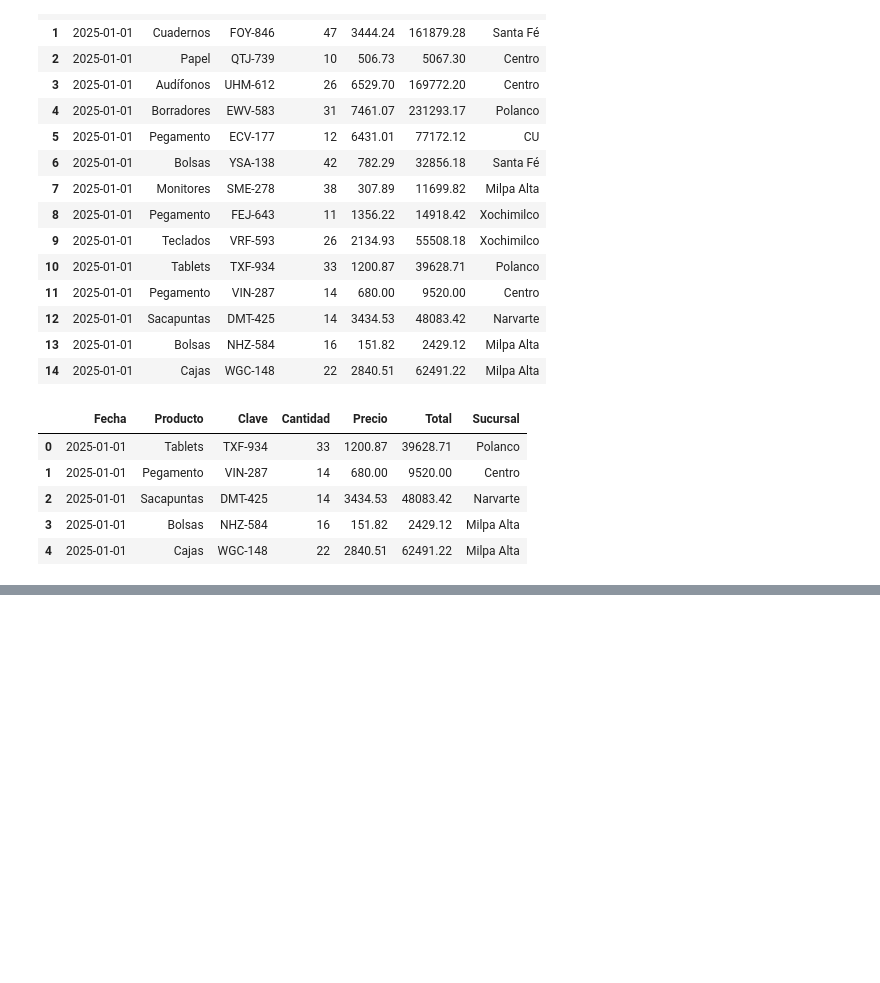
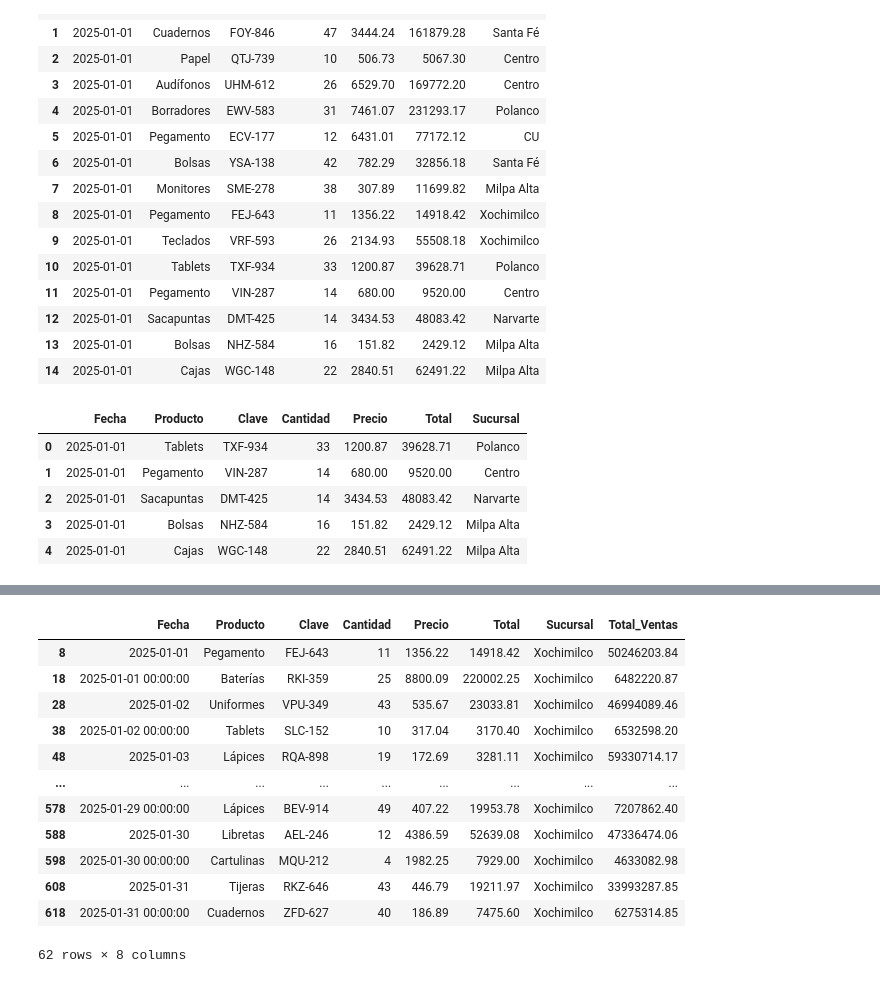
Before and after one commit to MariV67/Prueba_001, a Jupyter notebook: clase_05.ipynb, the cells around one changed output, grey strips where cells are left out. Cells and saved outputs as stored; diff of their text form; code cells hidden in the pictures; blank space fills up the shorter version.

```diff
--- a/clase_05.ipynb
+++ b/clase_05.ipynb
@@ -260,3 +266,26 @@ t.consultar_bbdd(query)
 | 2 | 2025-01-01 | Sacapuntas | DMT-425 | 14 | 3434.53 | 48083.42 | Narvarte |
 | 3 | 2025-01-01 | Bolsas | NHZ-584 | 16 | 151.82 | 2429.12 | Milpa Alta |
 | 4 | 2025-01-01 | Cajas | WGC-148 | 22 | 2840.51 | 62491.22 | Milpa Alta |
+# %%
+import sqlite3 as sql
+import pandas as pd
+
+#Funcion para hacer consultas en SQL
+def consulta(query):
+  con = sql.connect('ventas.db')
+  consulta = pd.read_sql(query, con)
+  con.close()
+  return consulta
+# %%
+a = """
+SELECT
+        *, SUM(Total) As Total_Ventas
+FROM
+      ventas
+WHERE
+     Total>1000
+ GROUP BY
+      Fecha, Sucursal
+
+ """
+df= consulta(a)
@@ -262,0 +408,16 @@ t.consultar_bbdd(query)
+# %%
+df[df["Sucursal"]=="Xochimilco"]
+# %% [output]
+|  | Fecha | Producto | Clave | Cantidad | Precio | Total | Sucursal | Total_Ventas |
+| 8 | 2025-01-01 | Pegamento | FEJ-643 | 11 | 1356.22 | 14918.42 | Xochimilco | 50246203.84 |
+| 18 | 2025-01-01 00:00:00 | Baterías | RKI-359 | 25 | 8800.09 | 220002.25 | Xochimilco | 6482220.87 |
+| 28 | 2025-01-02 | Uniformes | VPU-349 | 43 | 535.67 | 23033.81 | Xochimilco | 46994089.46 |
+| 38 | 2025-01-02 00:00:00 | Tablets | SLC-152 | 10 | 317.04 | 3170.40 | Xochimilco | 6532598.20 |
+| 48 | 2025-01-03 | Lápices | RQA-898 | 19 | 172.69 | 3281.11 | Xochimilco | 59330714.17 |
+| ... | ... | ... | ... | ... | ... | ... | ... | ... |
+| 578 | 2025-01-29 00:00:00 | Lápices | BEV-914 | 49 | 407.22 | 19953.78 | Xochimilco | 7207862.40 |
+| 588 | 2025-01-30 | Libretas | AEL-246 | 12 | 4386.59 | 52639.08 | Xochimilco | 47336474.06 |
+| 598 | 2025-01-30 00:00:00 | Cartulinas | MQU-212 | 4 | 1982.25 | 7929.00 | Xochimilco | 4633082.98 |
+| 608 | 2025-01-31 | Tijeras | RKZ-646 | 43 | 446.79 | 19211.97 | Xochimilco | 33993287.85 |
+| 618 | 2025-01-31 00:00:00 | Cuadernos | ZFD-627 | 40 | 186.89 | 7475.60 | Xochimilco | 6275314.85 |
+62 rows × 8 columns
```
Also changed, not shown: parts of 18 cells of this notebook, 2 other files.
